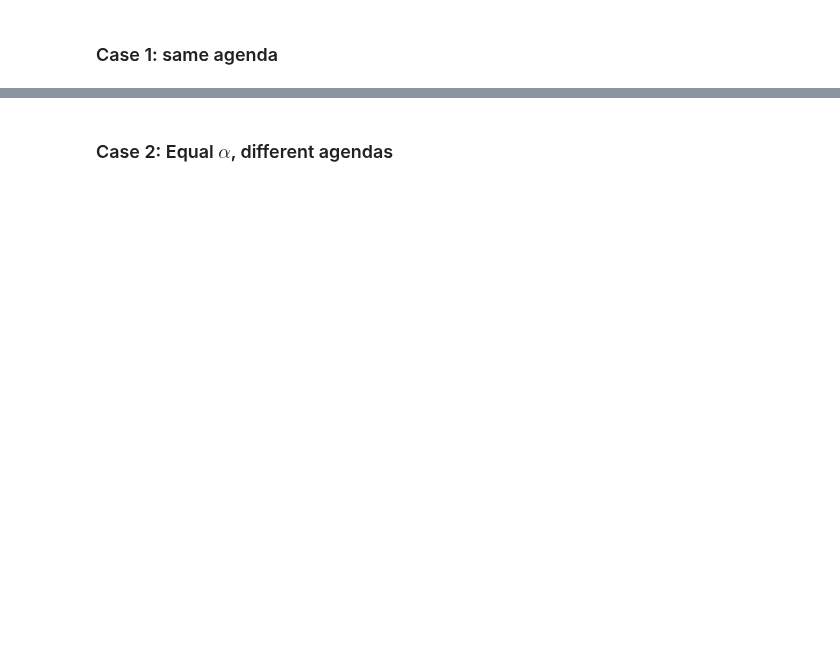
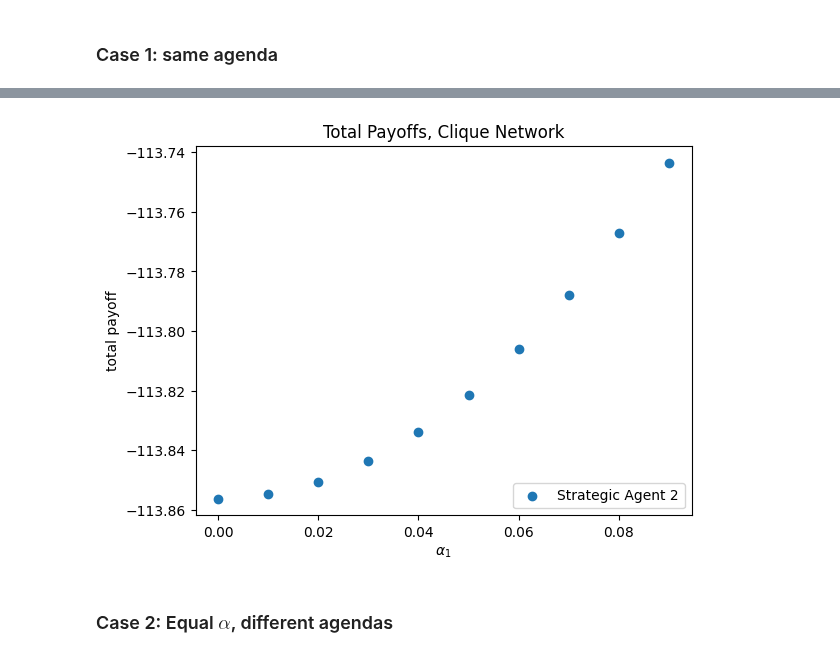
Before and after one commit to weiliubc/strategic_influencer_of_naive_agents, a Jupyter notebook: sandbox/mus_projected_clique_tests_alpha_1_0.ipynb, the cells around one changed output, grey strips where cells are left out. Drawn from its saved outputs; the diff is of its cells as text; code cells hidden in the pictures; blank space fills up the shorter version.

```diff
--- a/sandbox/mus_projected_clique_tests_alpha_1_0.ipynb
+++ b/sandbox/mus_projected_clique_tests_alpha_1_0.ipynb
@@ -375,3 +448,12 @@ plt.show()
+# %%
+plt.scatter(alpha_1_grid_adjusted, A_2_1_total_payoffs, label = "Strategic Agent 2")
+plt.xlabel(r"$\alpha_1$")
+plt.ylabel("total payoff")
+plt.legend(loc = "lower right")
+plt.title("Total Payoffs, Clique Network")
+plt.show()
+# %% [output]
+[figure, added]
 # %% [markdown]
 ### Case 2: Equal $\alpha$, different agendas
 # %%
```
Also changed, not shown: parts of 15 cells of this notebook.
